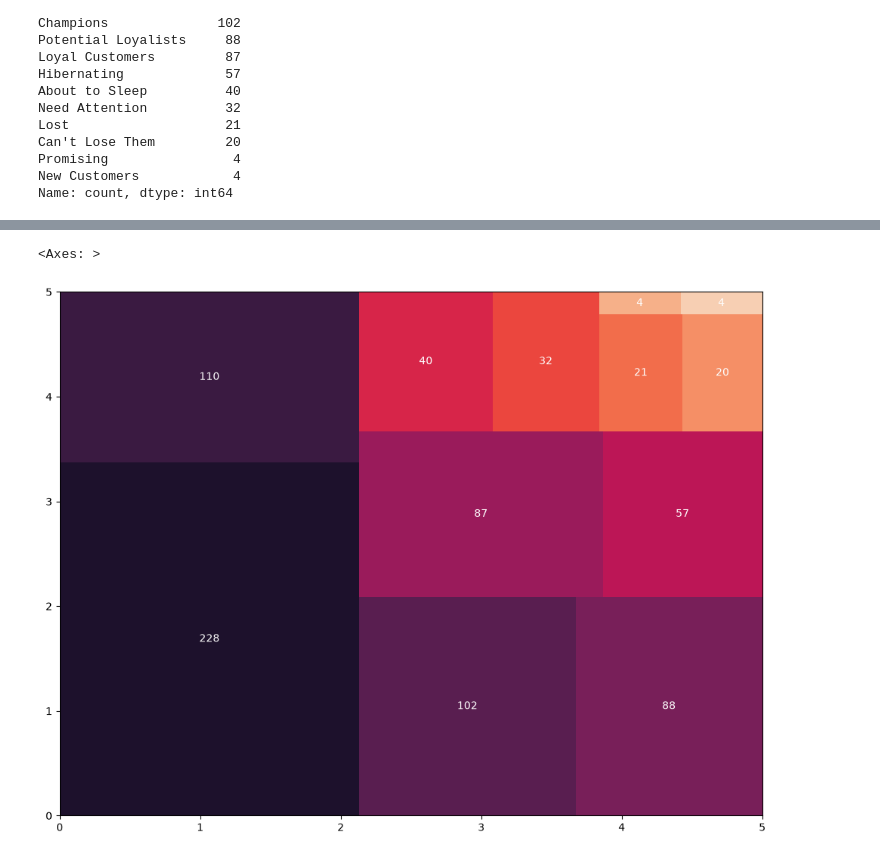
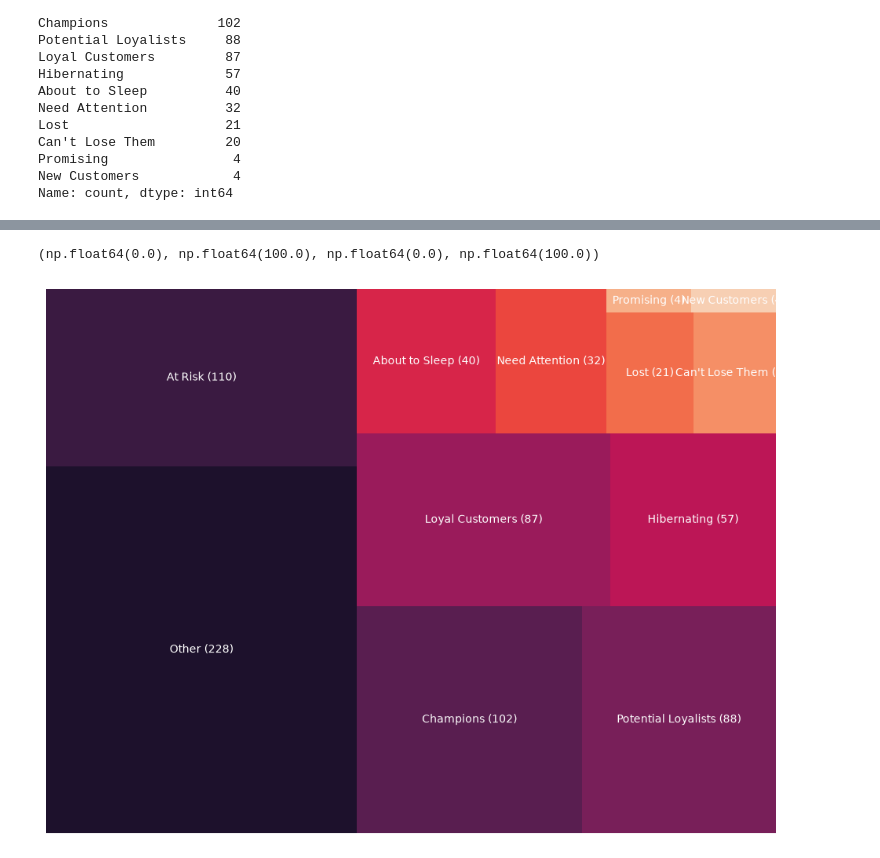
Before and after one commit to Reyal335/Superstore-Sales-Dashboard, a Jupyter notebook: notebooks/Z0_RFM_analysis.ipynb, the cells around one changed output, grey strips where cells are left out. Saved outputs shown, nothing was run; the diff lists cells and outputs as text; code cells hidden in the pictures.

Commit message:
RFM visualization was hard

```diff
--- a/notebooks/Z0_RFM_analysis.ipynb
+++ b/notebooks/Z0_RFM_analysis.ipynb
@@ -263,13 +281,19 @@ Name: count, dtype: int64
 # %%
 plt.figure(figsize=(12, 9))
 
-customer_rfm["Segment"].value_counts()
+segment_sumamry = customer_rfm["Segment"].value_counts().to_frame(name="segment_count")
 
-squarify.plot(sizes=customer_rfm["Segment"].value_counts(),
-              label = customer_rfm["Segment"].value_counts(),
+labels = [
+    f"{name} ({value})"
+    for name, value in zip(segment_sumamry.index.tolist(), segment_sumamry["segment_count"])
+]
+
+squarify.plot(sizes=segment_sumamry['segment_count'],
+              label = labels,
               text_kwargs = {'fontsize': 10, 'color': 'white'},
-              color=sns.color_palette("rocket", len(customer_rfm["Segment"].value_counts())),
-              norm_x=5, norm_y=5)
+              color=sns.color_palette("rocket", len(customer_rfm["Segment"].value_counts())))
+
+plt.axis("off")
 # %% [output]
-<Axes: >
+(np.float64(0.0), np.float64(100.0), np.float64(0.0), np.float64(100.0))
-[figure, old version]
+[figure, new version]
```
Also changed, not shown: parts of 2 cells of this notebook.
